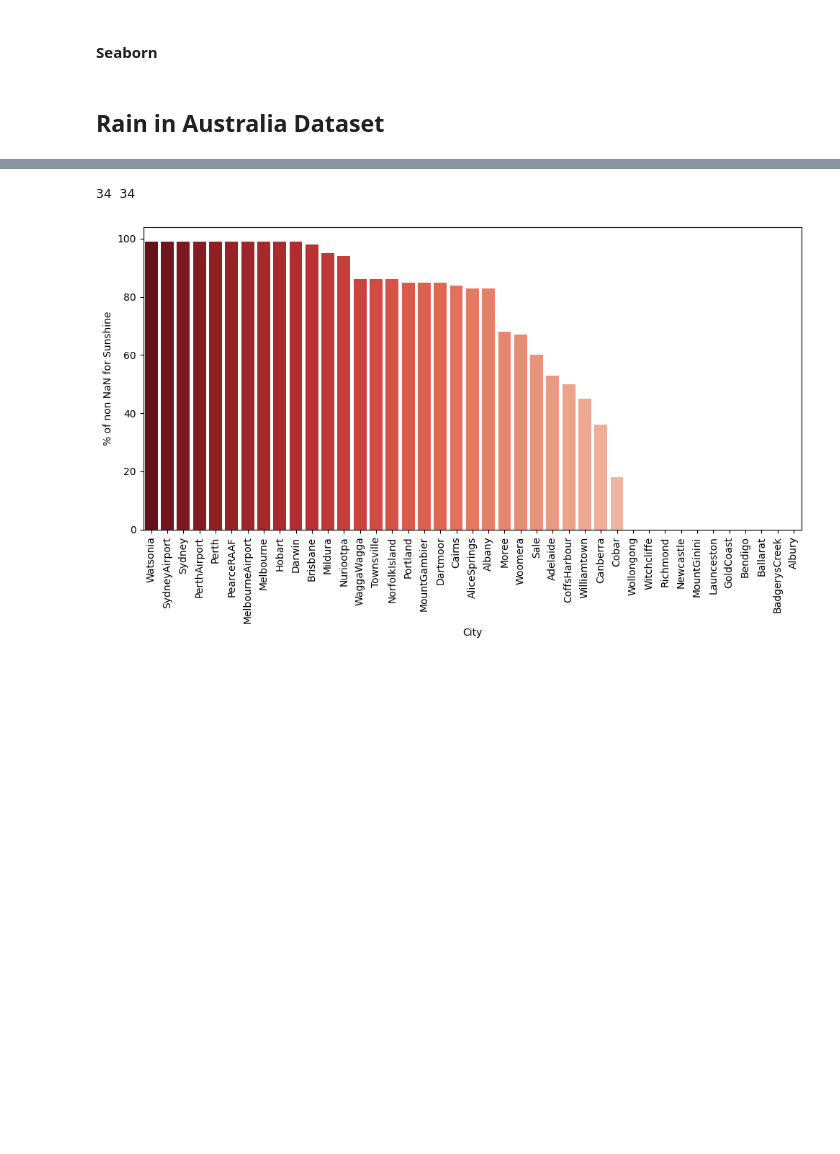
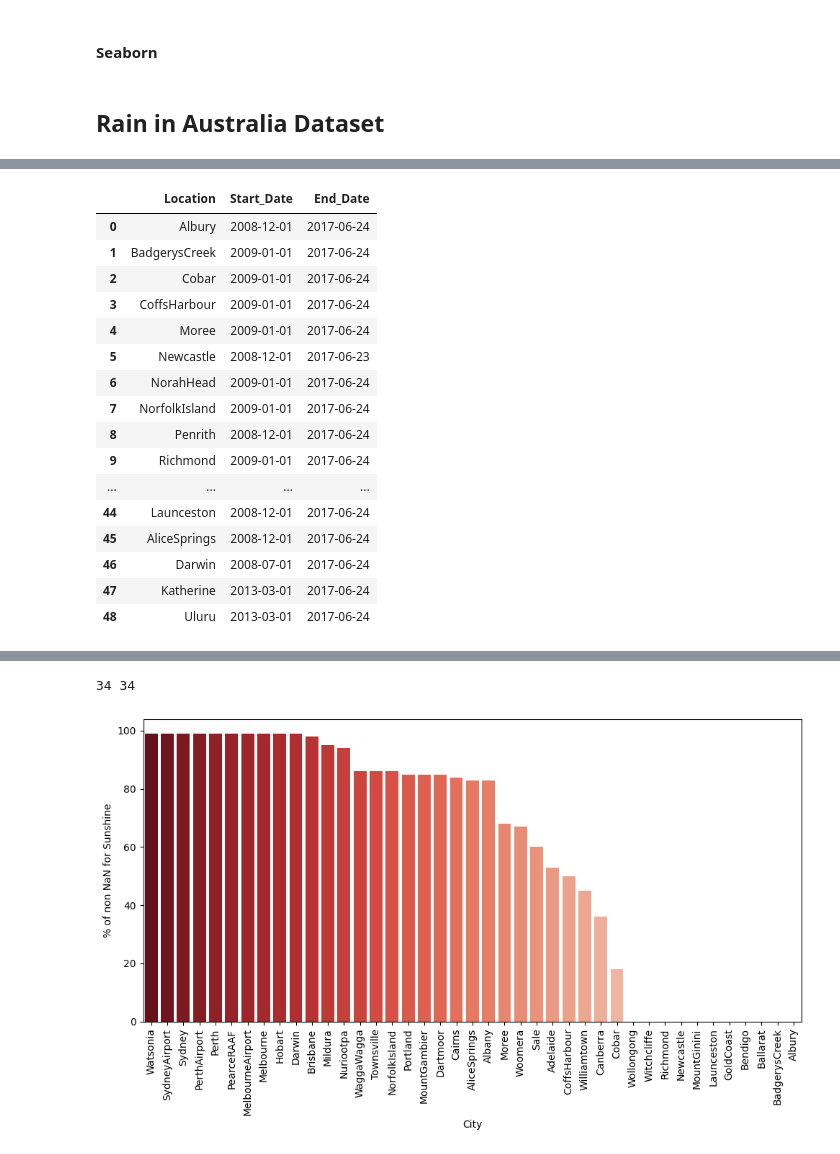
Before and after one commit to SnewZz/INFO-Y528-Info_vis_project, a Jupyter notebook: Preprocessing/project.ipynb, the cells around one changed output, grey strips where cells are left out. Drawn from its saved outputs; the diff is of its cells as text; code cells hidden in the pictures; blank space fills up the shorter version.

```diff
--- a/Preprocessing/project.ipynb
+++ b/Preprocessing/project.ipynb
@@ -197,0 +143,34 @@ df4_1
+# %%
+#To get the maximum date and get the start and end date for each location
+city_lst = list(df1['Location'].drop_duplicates())
+start_lst = [list(df1.loc[df1['Location'] == 'Albury'].head(1)['Date'])[0]]
+end_lst = [list(df1.loc[df1['Location'] == 'Albury'].tail(2)['Date'])[0]]
+max_date = pd.to_datetime(list(df1.loc[df1['Location'] == 'Albury'].head(1)['Date'])[0])
+for city in city_lst[1:]:
+    date = pd.to_datetime(list(df1.loc[df1['Location'] == city].head(1)['Date'])[0])
+    start_lst.append(list(df1.loc[df1['Location'] == city].head(1)['Date'])[0])
+    end_lst.append(list(df1.loc[df1['Location'] == city].tail(2)['Date'])[0])
+    if date > max_date:
+        max_date = date
+data = {'Location':city_lst, 'Start_Date':start_lst, 'End_Date':end_lst}
+df5 = pd.DataFrame(data)
+
+df5
+# %% [output]
+|  | Location | Start_Date | End_Date |
+| 0 | Albury | 2008-12-01 | 2017-06-24 |
+| 1 | BadgerysCreek | 2009-01-01 | 2017-06-24 |
+| 2 | Cobar | 2009-01-01 | 2017-06-24 |
+| 3 | CoffsHarbour | 2009-01-01 | 2017-06-24 |
+| 4 | Moree | 2009-01-01 | 2017-06-24 |
+| 5 | Newcastle | 2008-12-01 | 2017-06-23 |
+| 6 | NorahHead | 2009-01-01 | 2017-06-24 |
+| 7 | NorfolkIsland | 2009-01-01 | 2017-06-24 |
+| 8 | Penrith | 2008-12-01 | 2017-06-24 |
+| 9 | Richmond | 2009-01-01 | 2017-06-24 |
+| ... | ... | ... | ... |
+| 44 | Launceston | 2008-12-01 | 2017-06-24 |
+| 45 | AliceSprings | 2008-12-01 | 2017-06-24 |
+| 46 | Darwin | 2008-07-01 | 2017-06-24 |
+| 47 | Katherine | 2013-03-01 | 2017-06-24 |
+| 48 | Uluru | 2013-03-01 | 2017-06-24 |
```
Also changed, not shown: parts of 4 cells of this notebook.
